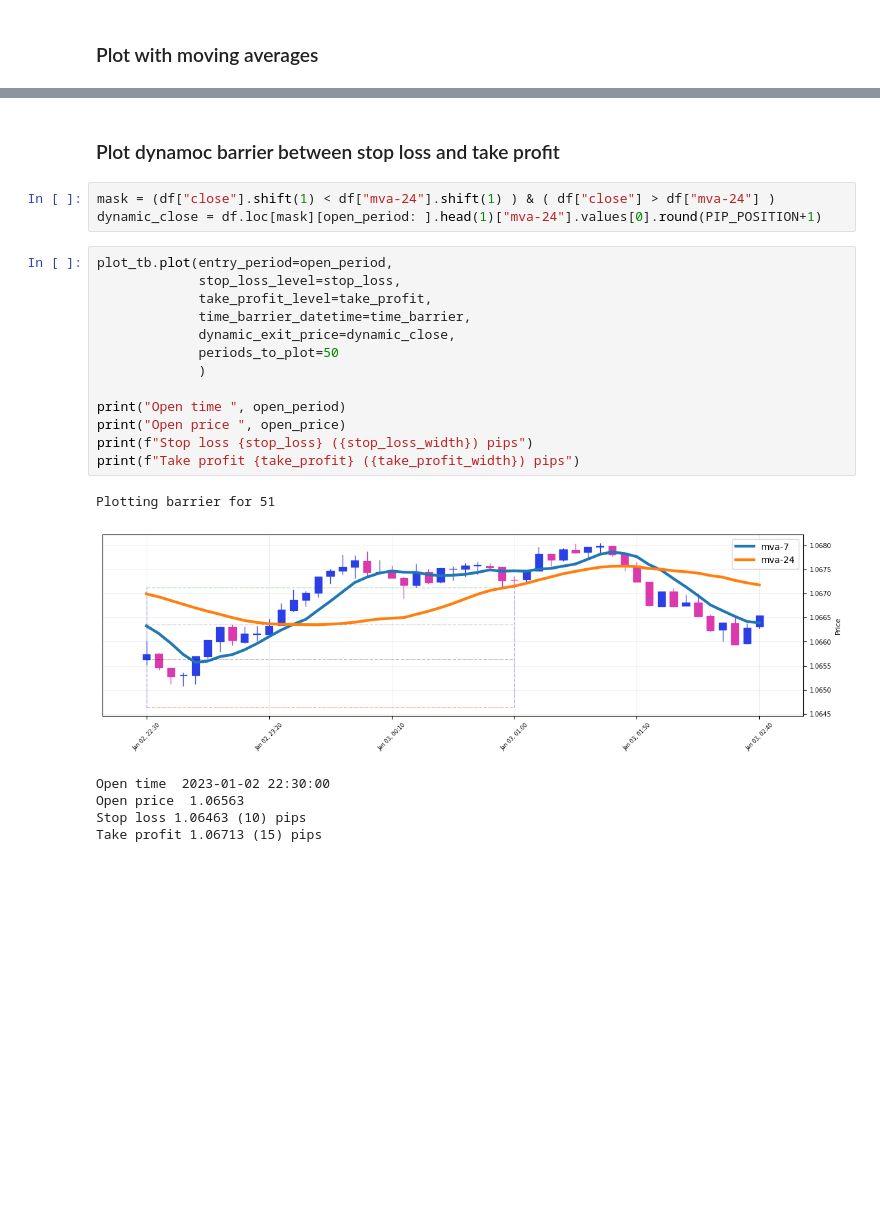
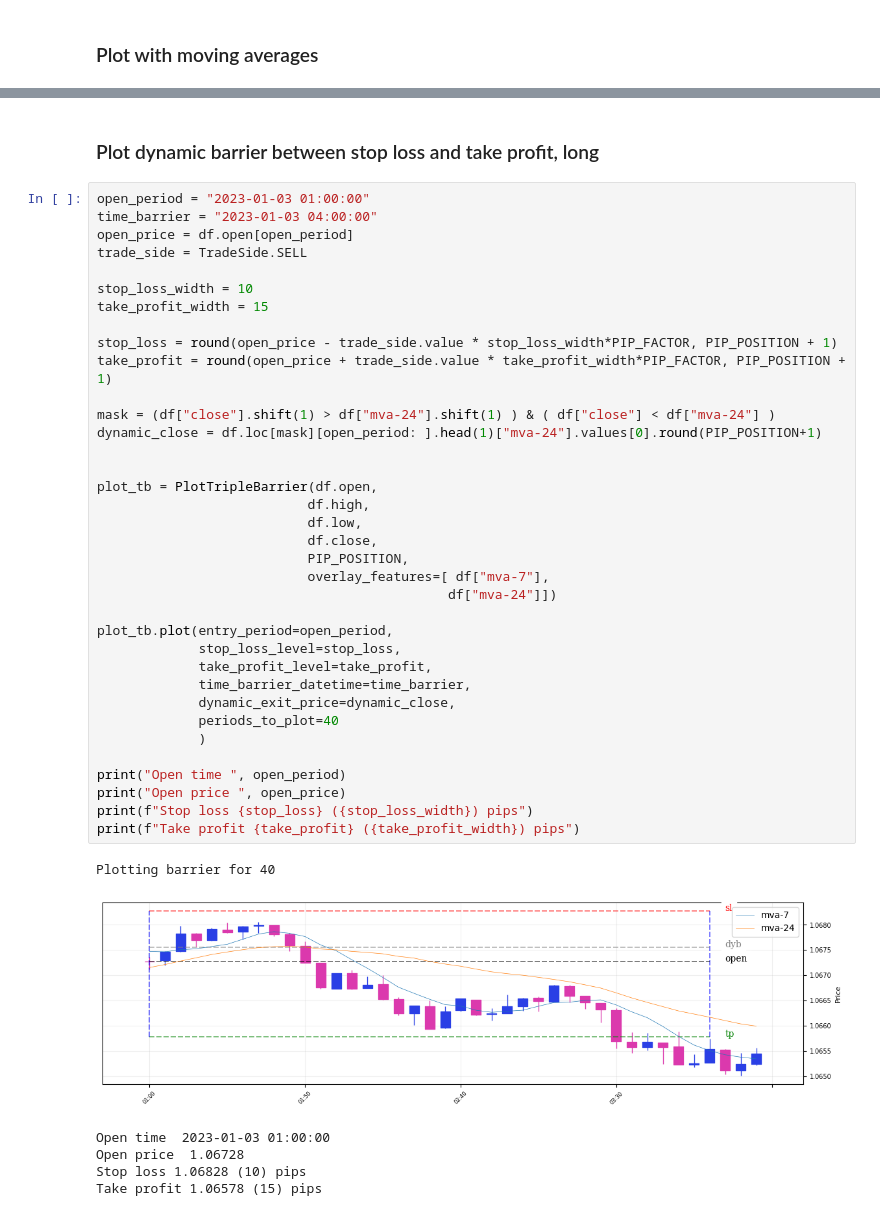
Before and after one commit to mchiuminatto/triple_barrier, a Jupyter notebook: docs/test-triple-barrier-plotting.ipynb, the cells around one changed output, grey strips where cells are left out. Cells and saved outputs as stored; diff of their text form; blank space fills up the shorter version.

Commit message:
DONE: Full triple barrier plots. Added labes to horizontal barrier
Signed-off-by: marcello chiuminatto <mchiuminatto@gmail.com>

```diff
--- a/docs/test-triple-barrier-plotting.ipynb
+++ b/docs/test-triple-barrier-plotting.ipynb
@@ -152,25 +154,45 @@ Take profit 1.06713 (15) pips
 # %% [markdown]
-### Plot dynamoc barrier between stop loss and take profit
+### Plot dynamic barrier between stop loss and take profit, long
-# %%
-mask = (df["close"].shift(1) < df["mva-24"].shift(1) ) & ( df["close"] > df["mva-24"] )
-dynamic_close = df.loc[mask][open_period: ].head(1)["mva-24"].values[0].round(PIP_POSITION+1)
 # %%
+open_period = "2023-01-03 01:00:00"
+time_barrier = "2023-01-03 04:00:00"
+open_price = df.open[open_period]
+trade_side = TradeSide.SELL
+
+stop_loss_width = 10
+take_profit_width = 15
+
+stop_loss = round(open_price - trade_side.value * stop_loss_width*PIP_FACTOR, PIP_POSITION + 1)
+take_profit = round(open_price + trade_side.value * take_profit_width*PIP_FACTOR, PIP_POSITION + 1)
+
+mask = (df["close"].shift(1) > df["mva-24"].shift(1) ) & ( df["close"] < df["mva-24"] )
+dynamic_close = df.loc[mask][open_period: ].head(1)["mva-24"].values[0].round(PIP_POSITION+1)
+
+
+plot_tb = PlotTripleBarrier(df.open,
+                           df.high,
+                           df.low,
+                           df.close,
+                           PIP_POSITION,
+                           overlay_features=[ df["mva-7"],
+                                             df["mva-24"]])
+
 plot_tb.plot(entry_period=open_period,
              stop_loss_level=stop_loss,
              take_profit_level=take_profit,
              time_barrier_datetime=time_barrier,
              dynamic_exit_price=dynamic_close,
-             periods_to_plot=50
+             periods_to_plot=40
              )
 
 print("Open time ", open_period)
 print("Open price ", open_price)
 print(f"Stop loss {stop_loss} ({stop_loss_width}) pips")
 print(f"Take profit {take_profit} ({take_profit_width}) pips")
 # %% [output]
-Plotting barrier for 51
+Plotting barrier for 40
-[figure, old version]
+[figure, new version]
-Open time  2023-01-02 22:30:00
-Open price  1.06563
-Stop loss 1.06463 (10) pips
-Take profit 1.06713 (15) pips
+Open time  2023-01-03 01:00:00
+Open price  1.06728
+Stop loss 1.06828 (10) pips
+Take profit 1.06578 (15) pips
```
Also changed, not shown: parts of 22 cells of this notebook, 5 other files.
